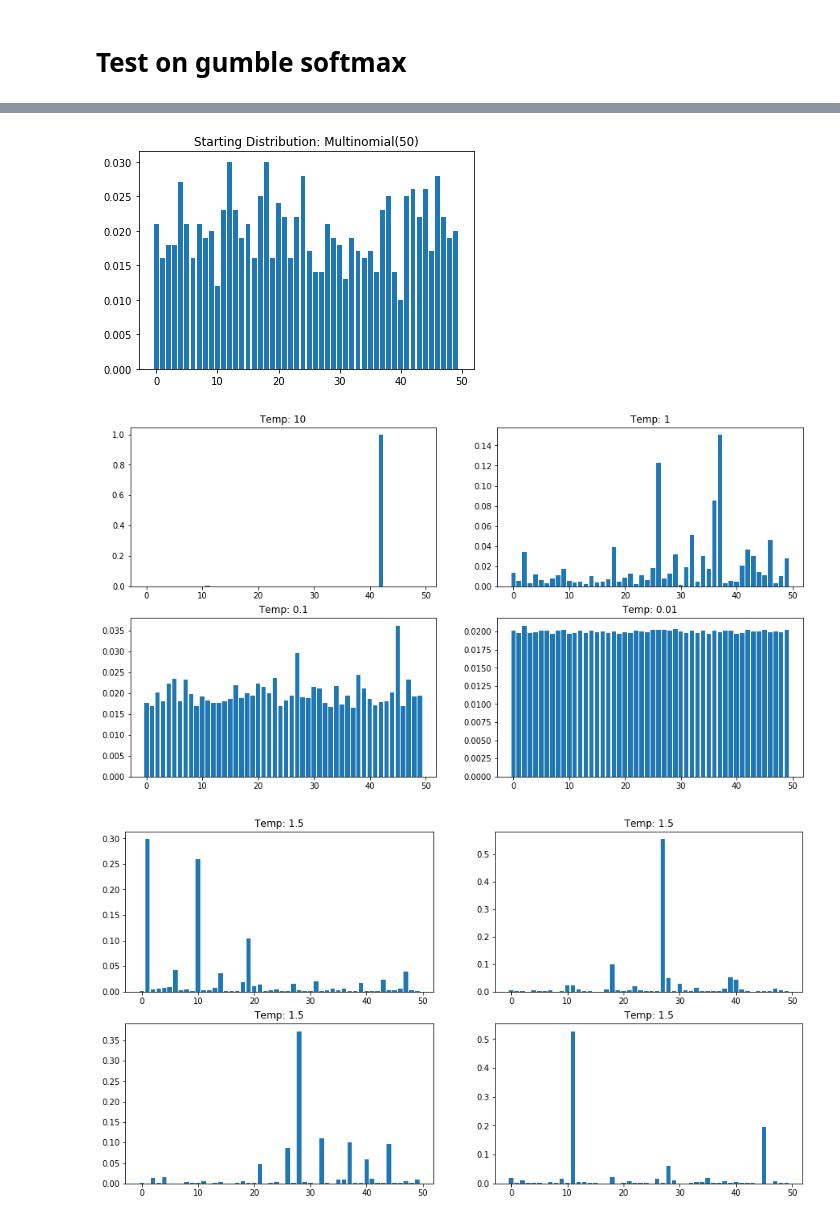
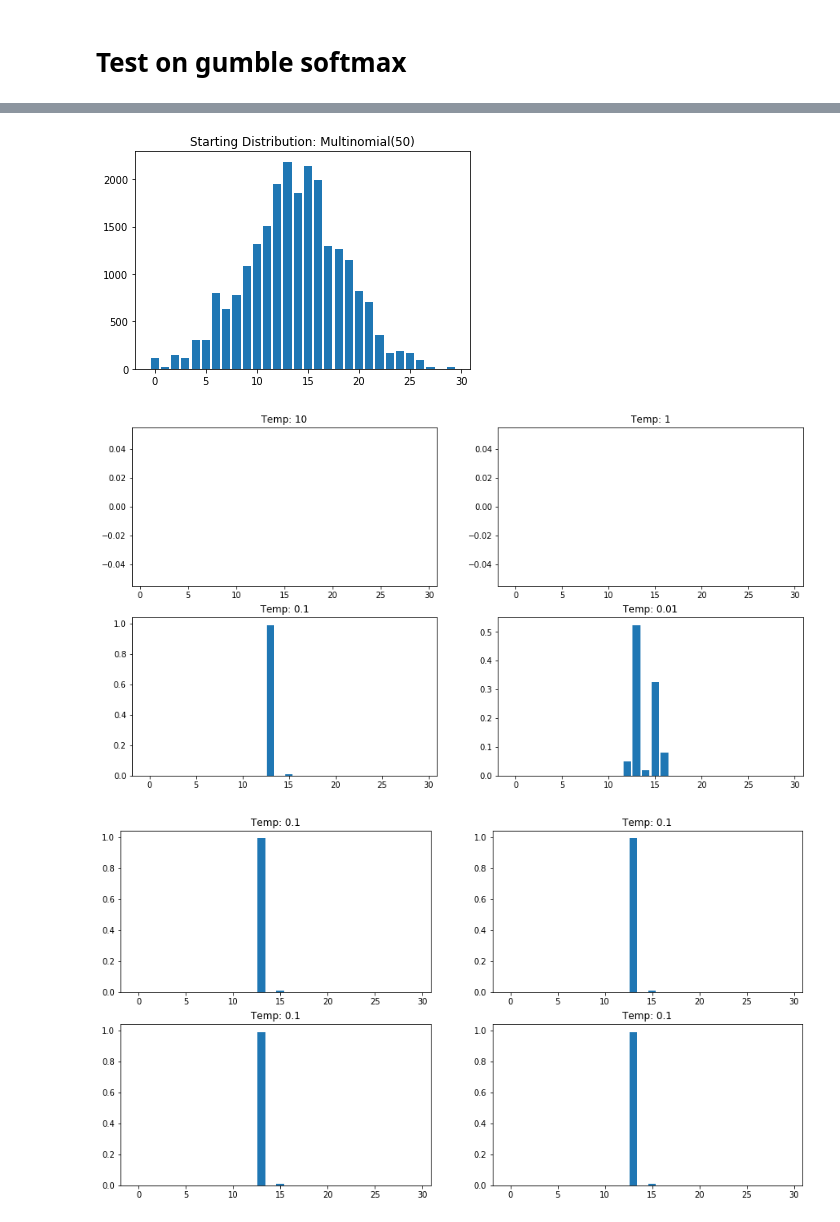
Before and after one commit to federicoBetti/RelGAN, a Jupyter notebook: src/jupyter_tests/GumbleSoftmax.ipynb, the cells around one changed output, grey strips where cells are left out. Cells and saved outputs as stored; diff of their text form; code cells hidden in the pictures.

```diff
--- a/src/jupyter_tests/GumbleSoftmax.ipynb
+++ b/src/jupyter_tests/GumbleSoftmax.ipynb
@@ -40,7 +40,15 @@ def do_gumble(o_t, temperature=1):
     gumbel = add_gumbel(o_t)
     return x_one_hot_appr(gumbel, temperature)
 # %%
-experiments = 1000
-words = 50
+experiments = 100000
+words = 5000
 r = np.random.multinomial(experiments, [1/words]*words, size=1).squeeze() / experiments
-one_hot = do_gumble(r, 1)
+
+mu, sigma = 2500, 200
+r = np.random.normal(mu, sigma, 1000)
+# %%
+r = r*100
+# %%
+count, bins, ignored = plt.hist(r, 30, density=True)
+plt.plot(bins, 1/(sigma * np.sqrt(2 * np.pi)) * np.exp( - (bins - mu)**2 / (2 * sigma**2) ), linewidth=2, color='r')
+plt.show()
@@ -47,6 +68,7 @@ one_hot = do_gumble(r, 1)
 # %%
-plt.bar(range(len(r)), r)
+count = count * 100
+plt.bar(range(len(count)), count)
 plt.title("Starting Distribution: Multinomial(50)")
 plt.show()
 # %% [output]
-[figure, old version]
+[figure, new version]
@@ -55,23 +79,23 @@ plt.figure(figsize=(15, 8))
 
 temp = 10
 plt.subplot(221)
-plt.bar(range(len(one_hot)),do_gumble(r, temp))
+plt.bar(range(len(r)),do_gumble(r, temp))
 plt.title("Temp: {}".format(temp))
 
 temp = 1
 plt.subplot(222)
-plt.bar(range(len(one_hot)),do_gumble(r, temp))
+plt.bar(range(len(r)),do_gumble(r, temp))
 plt.title("Temp: {}".format(temp))
 
 temp = 0.1
 plt.subplot(223)
-plt.bar(range(len(one_hot)),do_gumble(r, temp))
+plt.bar(range(len(r)),do_gumble(r, temp))
 plt.title("Temp: {}".format(temp))
 
 temp = 0.01
 plt.subplot(224)
-plt.bar(range(len(one_hot)),do_gumble(r, temp))
+plt.bar(range(len(r)),do_gumble(r, temp))
 plt.title("Temp: {}".format(temp))
 plt.show()
 # %% [output]
-[figure, old version]
+[figure, new version]
@@ -78,22 +104,22 @@ plt.show()
 # %%
 plt.figure(figsize=(15, 8))
 
-temp = 1.5
+temp = .1
 plt.subplot(221)
-plt.bar(range(len(one_hot)),do_gumble(r, temp))
+plt.bar(range(len(r)),do_gumble(r, temp))
 plt.title("Temp: {}".format(temp))
 
 plt.subplot(222)
-plt.bar(range(len(one_hot)),do_gumble(r, temp))
+plt.bar(range(len(r)),do_gumble(r, temp))
 plt.title("Temp: {}".format(temp))
 
 plt.subplot(223)
-plt.bar(range(len(one_hot)),do_gumble(r, temp))
+plt.bar(range(len(r)),do_gumble(r, temp))
 plt.title("Temp: {}".format(temp))
 
 plt.subplot(224)
-plt.bar(range(len(one_hot)),do_gumble(r, temp))
+plt.bar(range(len(r)),do_gumble(r, temp))
 plt.title("Temp: {}".format(temp))
 plt.show()
 # %% [output]
-[figure, old version]
+[figure, new version]
```
Also changed, not shown: parts of 6 cells of this notebook, 5 other files.
